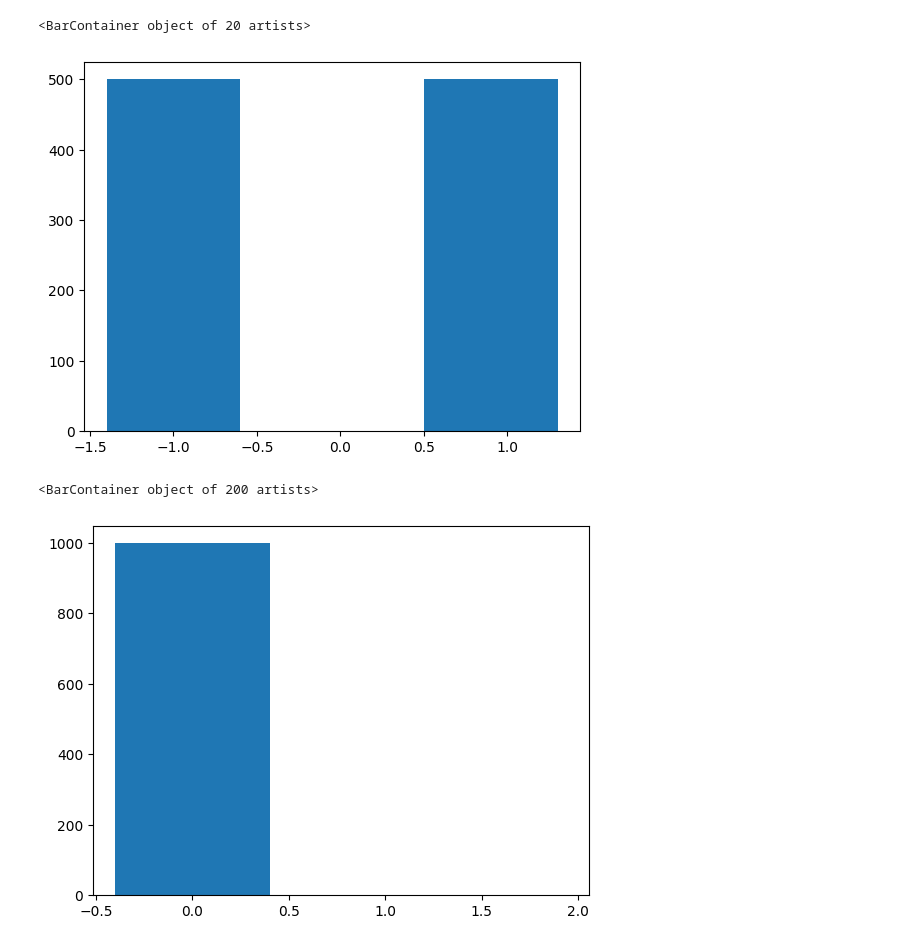
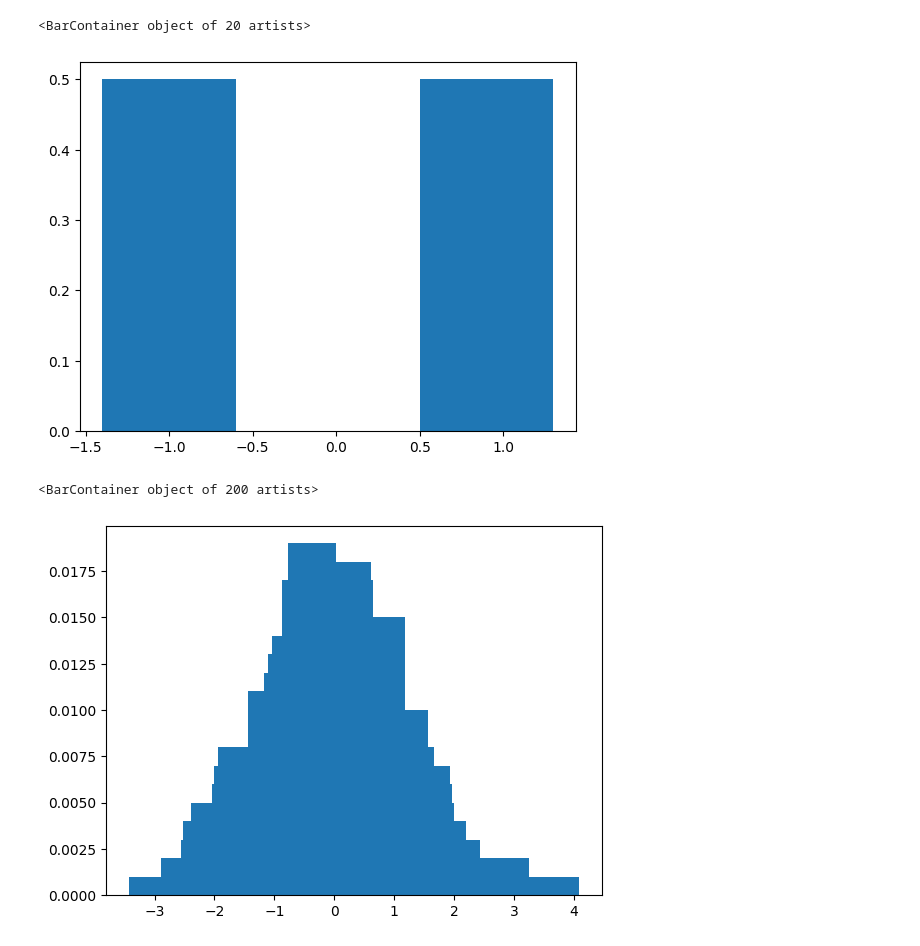
Before and after one commit to W-physics/Tesis, a Jupyter notebook: Image_generation.ipynb, the cells around one changed output. Drawn from its saved outputs; the diff is of its cells as text; code cells hidden in the pictures.

```diff
--- a/Image_generation.ipynb
+++ b/Image_generation.ipynb
@@ -12,16 +9,16 @@ data = np.concatenate([np.ones(Ndata//2),-np.ones(Ndata//2)])
 hist, bins_ = np.histogram(data,bins=20)
 fig, ax = plt.subplots()
 
-ax.bar(bins_[:-1], hist)
+ax.bar(bins_[:-1], hist/Ndata)
 # %% [output]
 <BarContainer object of 20 artists>
-[figure, old version]
+[figure, new version]
 # %%
-def linear_beta_schedule(steps, start=0.0001, end=0.02):
+def linear_beta_schedule(steps, start=0.1, end=0.9):
     return np.linspace(start, end, steps)
 
 def alpha_normaliced(step):
-    return np.prod(linear_beta_schedule(step))
+    return np.prod(1 - linear_beta_schedule(step))
 
 def forward_process(data):
 
@@ -35,17 +32,17 @@ def forward_process(data):
     alpha = alpha_normaliced(time)
     noised_data[i] = data[i] * np.sqrt(alpha) + noise[i] * np.sqrt(1-alpha)
 
-    return noised_data, noise
+  return noised_data, noise
 # %%
 noised_data, noise = forward_process(data)
 # %%
 hist, bins_ = np.histogram(noised_data,bins=200)
 fig, ax = plt.subplots()
 
-ax.bar(bins_[:-1], hist)
+ax.bar(bins_[:-1], hist/Ndata)
 # %% [output]
 <BarContainer object of 200 artists>
-[figure, old version]
+[figure, new version]
 # %%
 from torch.utils.data import TensorDataset
 from torch.utils.data import DataLoader
```
Also changed, not shown: parts of 8 cells of this notebook.
